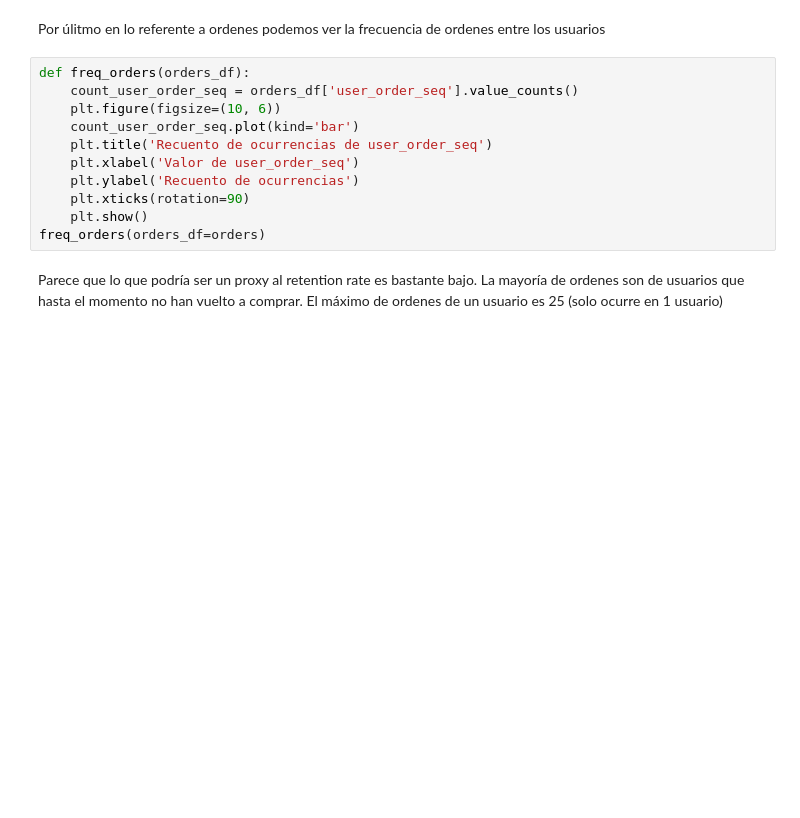
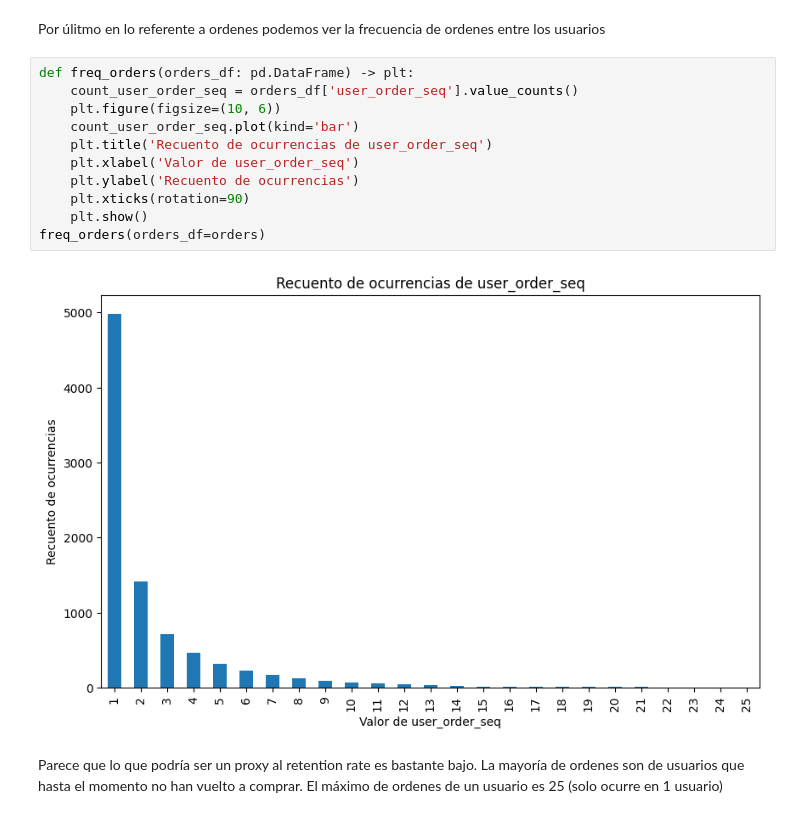
Before and after one commit to RamonCMo/zrive-ds, a Jupyter notebook: src/module_2/EDA.ipynb, the cells around one changed output. Cells and saved outputs as stored; diff of their text form; blank space fills up the shorter version.

```diff
--- a/src/module_2/EDA.ipynb
+++ b/src/module_2/EDA.ipynb
@@ -274,16 +409,18 @@ La evolucion de ventas fue creciente estos años. A finales de cada año hay un
 # %% [markdown]
 Por úlitmo en lo referente a ordenes podemos ver la frecuencia de ordenes entre los usuarios
 # %%
-def freq_orders(orders_df):
+def freq_orders(orders_df: pd.DataFrame) -> plt:
     count_user_order_seq = orders_df['user_order_seq'].value_counts()
     plt.figure(figsize=(10, 6))
     count_user_order_seq.plot(kind='bar')
     plt.title('Recuento de ocurrencias de user_order_seq')
     plt.xlabel('Valor de user_order_seq')
     plt.ylabel('Recuento de ocurrencias')
     plt.xticks(rotation=90)
     plt.show()
 freq_orders(orders_df=orders)
+# %% [output]
+[figure, added]
 # %% [markdown]
 Parece que lo que podría ser un proxy al retention rate es bastante bajo. La mayoría de ordenes son de usuarios que hasta el momento no han vuelto a comprar. El máximo de ordenes de un usuario es 25 (solo ocurre en 1 usuario)
 # %% [markdown]
```
Also changed, not shown: parts of 35 cells of this notebook, 1 other file.
